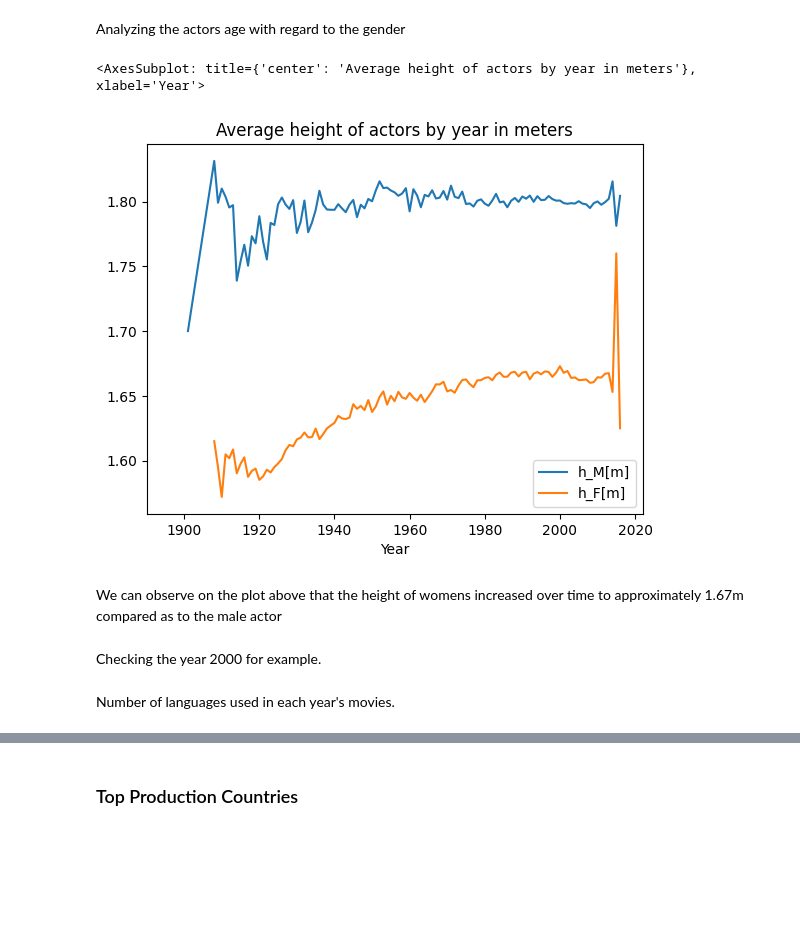
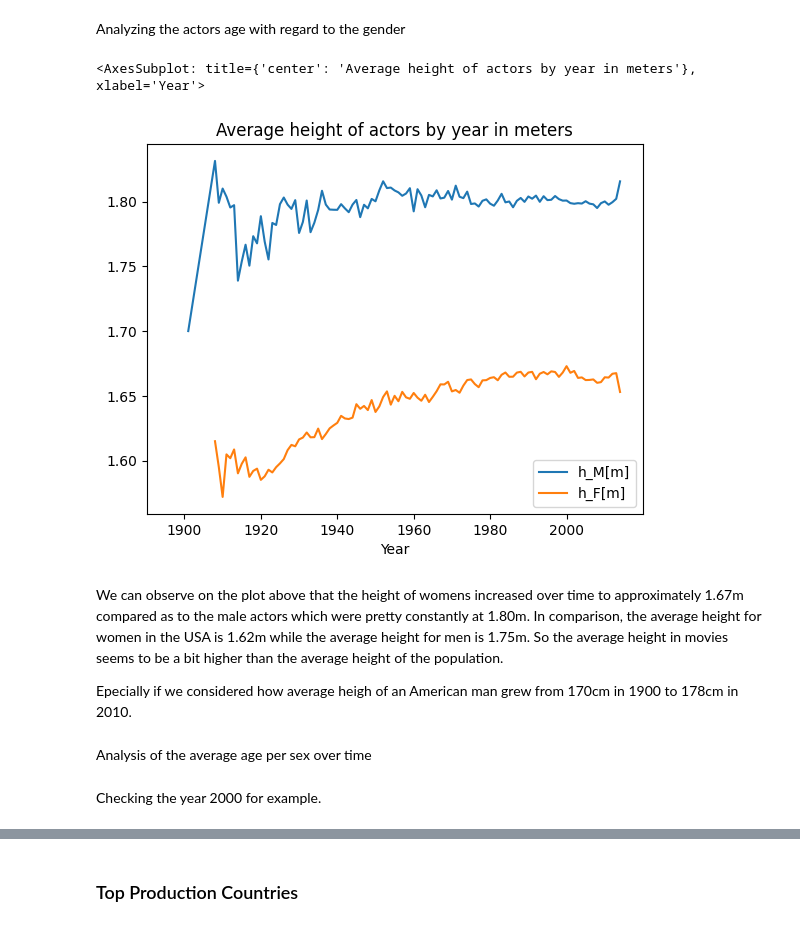
Before and after one commit to epfl-ada/ada-2022-project-imdbmi, a Jupyter notebook: Analysis.ipynb, the cells around one changed output, grey strips where cells are left out. Cells and saved outputs as stored; diff of their text form; code cells hidden in the pictures; blank space fills up the shorter version.

```diff
--- a/Analysis.ipynb
+++ b/Analysis.ipynb
@@ -161,21 +161,27 @@ We can observe from the plot, that the difference between male actors and women
 Analyzing the actors age with regard to the gender
 # %%
 df_men_height = df_time[df_time['Actor gender']=='M']
+df_men_height = df_men_height[(df_men_height['Year'] < 2015)]
 df_men_height = df_men_height[(df_men_height['Actor height (in meters)'] > 0) & (df_men_height['Actor height (in meters)'] < 3)]
 df_men_height = df_men_height[df_men_height['Actor height (in meters)'].notna()].groupby(['Year']).mean()
 df_men_height = df_men_height.rename(columns={"Actor height (in meters)":"h_M[m]"})
 
 df_women_height = df_time[df_time['Actor gender']=='F']
+df_women_height = df_women_height[(df_women_height['Year'] < 2015)]
 df_women_height = df_women_height[(df_women_height['Actor height (in meters)'] > 0) & (df_women_height['Actor height (in meters)'] < 3)]
 df_women_height = df_women_height[df_women_height['Actor height (in meters)'].notna()].groupby(['Year']).mean()
 df_women_height = df_women_height.rename(columns={"Actor height (in meters)":"h_F[m]"})
 
 df_height_gender = pd.concat([df_men_height, df_women_height], axis=1)[['h_M[m]', 'h_F[m]']]
 # df_height_gender = df_height_gender.fillna(0)
 
 df_height_gender.plot(title="Average height of actors by year in meters")
 # %% [output]
 <AxesSubplot: title={'center': 'Average height of actors by year in meters'}, xlabel='Year'>
-[figure, old version]
+[figure, new version]
-# %% [markdown]
-We can observe on the plot above that the height of womens increased over time to approximately 1.67m compared as to the male actor
+# %% [markdown]
+We can observe on the plot above that the height of womens increased over time to approximately 1.67m compared as to the male actors which were pretty constantly at 1.80m. In comparison, the average height for women in the USA is 1.62m while the average height for men is 1.75m. So the average height in movies seems to be a bit higher than the average height of the population.
+
+Epecially if we considered how average heigh of an American man grew from 170cm in 1900 to 178cm in 2010.
+# %% [markdown]
+Analysis of the average age per sex over time
@@ -182,4 +205,2 @@ We can observe on the plot above that the height of womens increased over time t
 # %% [markdown]
 Checking the year 2000 for example.
-# %% [markdown]
-Number of languages used in each year's movies.
```
Also changed, not shown: parts of 11 cells of this notebook.
